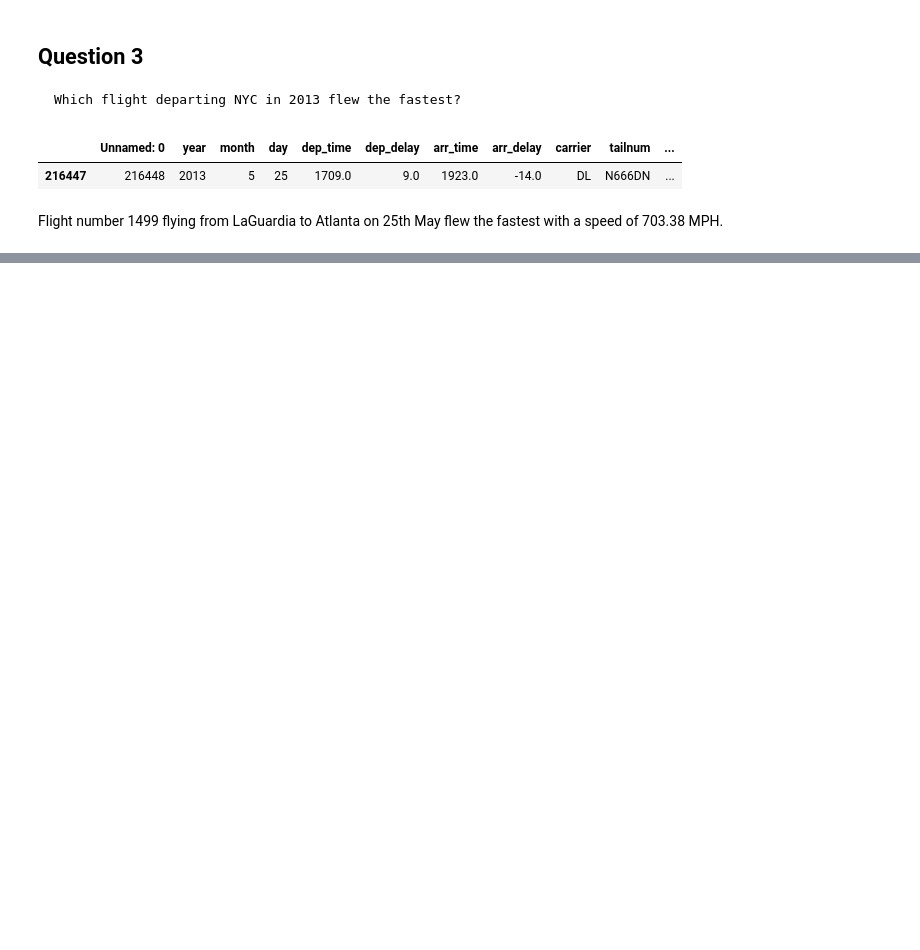
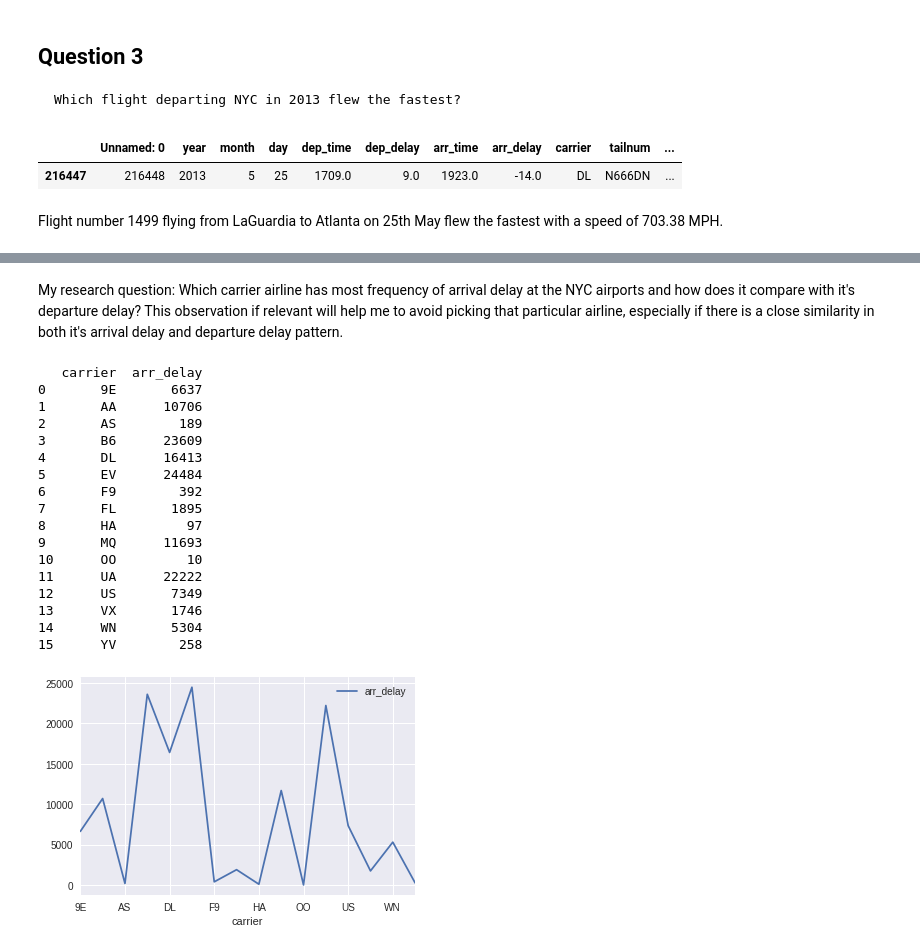
Before and after one commit to Naif6003/LearningJournal, a Jupyter notebook: Python/MachineLearning_Problems/ProblemSet_01/Weather.ipynb, the cells around one changed output, grey strips where cells are left out. Saved outputs shown, nothing was run; the diff lists cells and outputs as text; code cells hidden in the pictures; blank space fills up the shorter version.

```diff
--- a/Python/MachineLearning_Problems/ProblemSet_01/Weather.ipynb
+++ b/Python/MachineLearning_Problems/ProblemSet_01/Weather.ipynb
@@ -345,0 +344,19 @@ Post-midnight the average departure delays keeps on increasing until 3 AM. After
+# %%
+# create a new column "speed" that calculates the speed of each flight (in miles/minute)
+flights_df['speed'] = flights_df['distance']/flights_df['air_time']
+
+# sort and filter the data frame by descending speed values and wanted columns
+sort_df = flights_df.sort_values(by = 'speed', ascending=False)
+sort_df = sort_df[['carrier', 'tailnum', 'flight', 'origin', 'dest', 'date', 'speed']]
+
+# return the first row, which has the highest flight speed
+sort_df.head(1)
+
+# ////////////////////////////////////////////////
+
+# #Calculating speed(dis/time) of the flights
+# flights_df['speed']=flights_df['distance']/flights_df['air_time']
+# #sorting speed values
+# flights_df = flights_df.sort_values(by='speed', ascending=[False])
+# #printing the output
+# flights_df.head(3)
@@ -360,0 +434,31 @@ flights_df[(flights_df.speed == flights_df.speed.max())]
+# %% [markdown]
+My research question: Which carrier airline has most frequency of arrival delay at the NYC airports and how does it compare with it's departure delay? This observation if relevant will help me to avoid picking that particular airline, especially if there is a close similarity in both it's arrival delay and departure delay pattern.
+# %%
+#finding the delayed arrival flights at NYC
+delayed_flights = flights_df[flights_df['arr_delay']>0]
+#counting the total delayed arrival flights by carrier
+delay_freq= delayed_flights.groupby('carrier', as_index=False)['arr_delay'].count()
+
+print(delay_freq)
+delay_freq = delay_freq.set_index('carrier')
+delay_freq.plot()
+plt.show()
+# %% [output]
+   carrier  arr_delay
+0       9E       6637
+1       AA      10706
+2       AS        189
+3       B6      23609
+4       DL      16413
+5       EV      24484
+6       F9        392
+7       FL       1895
+8       HA         97
+9       MQ      11693
+10      OO         10
+11      UA      22222
+12      US       7349
+13      VX       1746
+14      WN       5304
+15      YV        258
+[figure, added]
```
Also changed, not shown: parts of 111 cells of this notebook, 2 other files.
